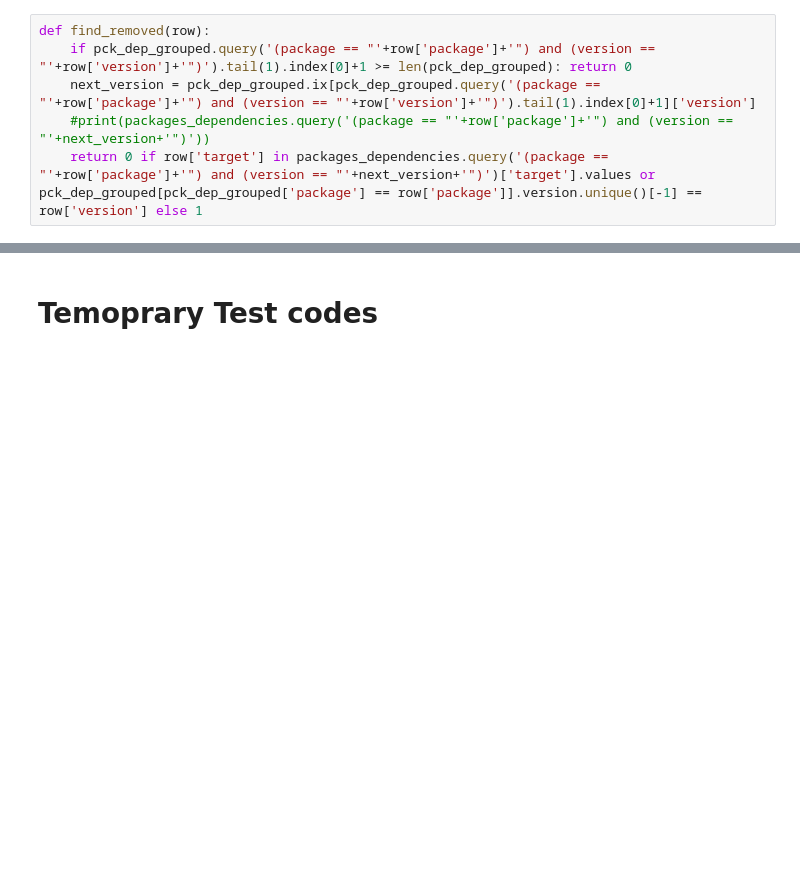
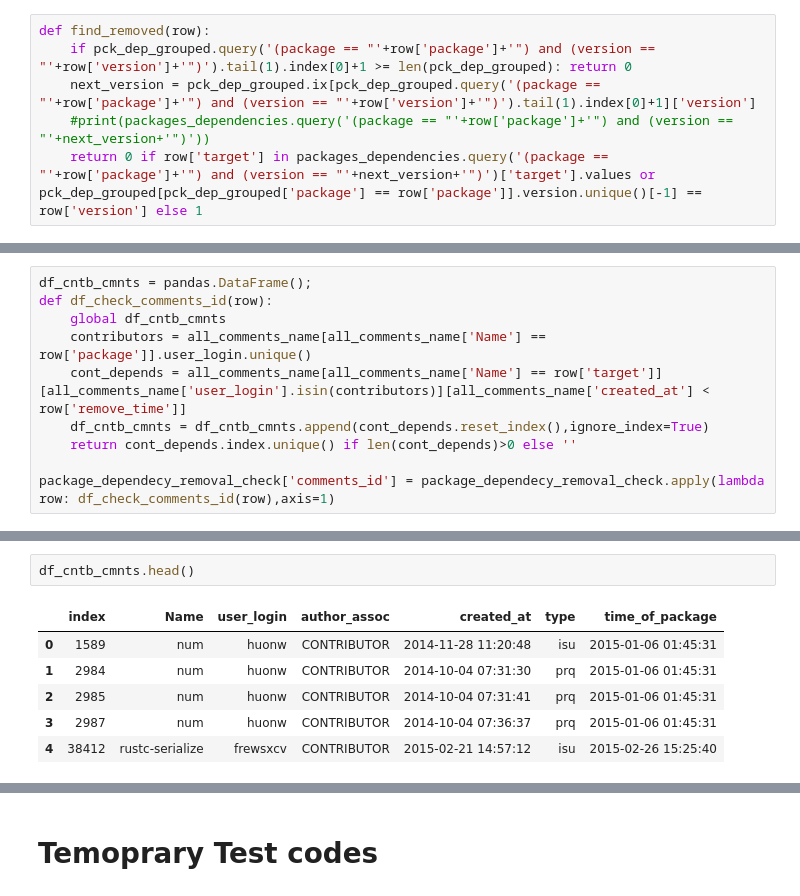
Before and after one commit to MehdiGol/PackagesDependencies-Contributors-Relationship, a Jupyter notebook: notebooks/Checking contributors relation.ipynb, the cells around one changed output, grey strips where cells are left out. Drawn from its saved outputs; the diff is of its cells as text; blank space fills up the shorter version.

```diff
--- a/notebooks/Checking contributors relation.ipynb
+++ b/notebooks/Checking contributors relation.ipynb
@@ -356,0 +371,10 @@ packages_dependencies.to_csv('../data/package-dependency-removed.csv.gz',compres
+# %%
+df_cntb_cmnts = pandas.DataFrame();
+def df_check_comments_id(row):
+    global df_cntb_cmnts
+    contributors = all_comments_name[all_comments_name['Name'] == row['package']].user_login.unique()
+    cont_depends = all_comments_name[all_comments_name['Name'] == row['target']][all_comments_name['user_login'].isin(contributors)][all_comments_name['created_at'] < row['remove_time']]
+    df_cntb_cmnts = df_cntb_cmnts.append(cont_depends.reset_index(),ignore_index=True)
+    return cont_depends.index.unique() if len(cont_depends)>0 else ''
+
+package_dependecy_removal_check['comments_id'] = package_dependecy_removal_check.apply(lambda row: df_check_comments_id(row),axis=1)
@@ -356,0 +391,9 @@ packages_dependencies.to_csv('../data/package-dependency-removed.csv.gz',compres
+# %%
+df_cntb_cmnts.head()
+# %% [output]
+|  | index | Name | user_login | author_assoc | created_at | type | time_of_package |
+| 0 | 1589 | num | huonw | CONTRIBUTOR | 2014-11-28 11:20:48 | isu | 2015-01-06 01:45:31 |
+| 1 | 2984 | num | huonw | CONTRIBUTOR | 2014-10-04 07:31:30 | prq | 2015-01-06 01:45:31 |
+| 2 | 2985 | num | huonw | CONTRIBUTOR | 2014-10-04 07:31:41 | prq | 2015-01-06 01:45:31 |
+| 3 | 2987 | num | huonw | CONTRIBUTOR | 2014-10-04 07:36:37 | prq | 2015-01-06 01:45:31 |
+| 4 | 38412 | rustc-serialize | frewsxcv | CONTRIBUTOR | 2015-02-21 14:57:12 | isu | 2015-02-26 15:25:40 |
```
Also changed, not shown: parts of 17 cells of this notebook, 1 other file.
